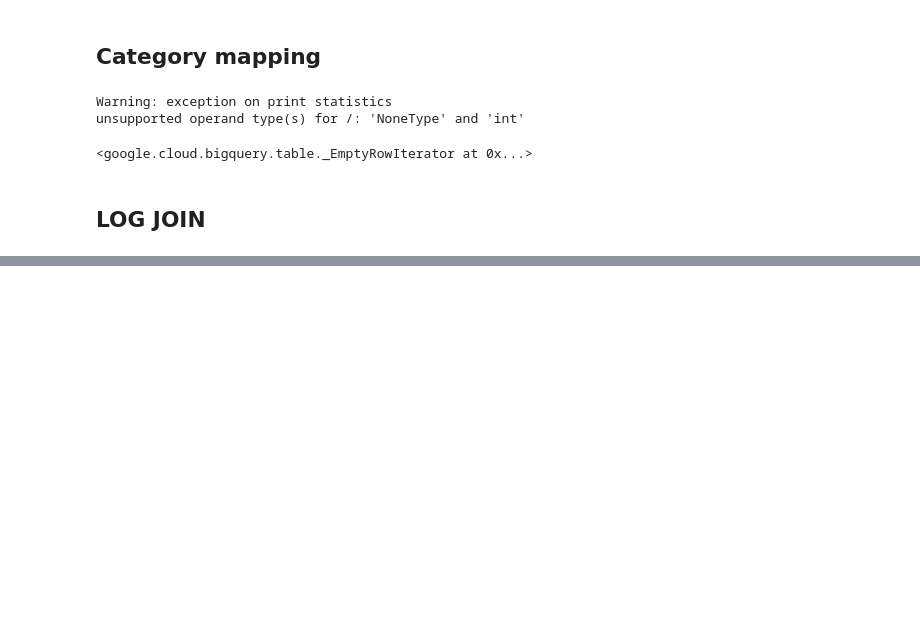
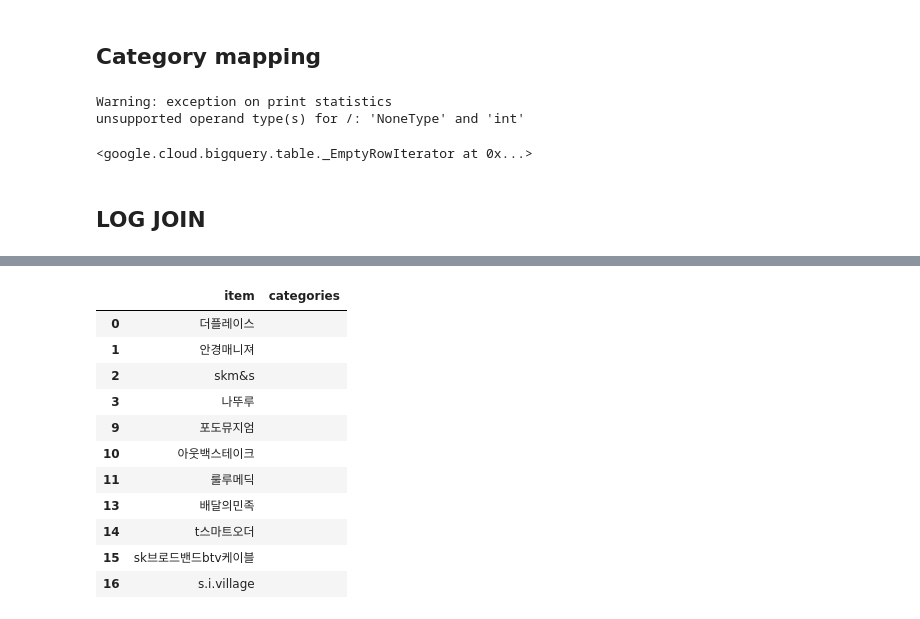
Before and after one commit to sktaiflow/prec_user_retrieval, a Jupyter notebook: dags/common/preprocessing/notebook/meta/p_tmbr_item_meta.ipynb, the cells around one changed output, grey strips where cells are left out. Saved outputs shown, nothing was run; the diff lists cells and outputs as text; code cells hidden in the pictures; blank space fills up the shorter version.

```diff
--- a/dags/common/preprocessing/notebook/meta/p_tmbr_item_meta.ipynb
+++ b/dags/common/preprocessing/notebook/meta/p_tmbr_item_meta.ipynb
@@ -460,0 +502,15 @@ bq_clinet.query(ttl_query).result()
+# %%
+test.loc[test.categories=='']
+# %% [output]
+|  | item | categories |
+| 0 | 더플레이스 |  |
+| 1 | 안경매니져 |  |
+| 2 | skm&s |  |
+| 3 | 나뚜루 |  |
+| 9 | 포도뮤지엄 |  |
+| 10 | 아웃백스테이크 |  |
+| 11 | 룰루메딕 |  |
+| 13 | 배달의민족 |  |
+| 14 | t스마트오더 |  |
+| 15 | sk브로드밴드btv케이블 |  |
+| 16 | s.i.village |  |
```
Also changed, not shown: parts of 7 cells of this notebook.
